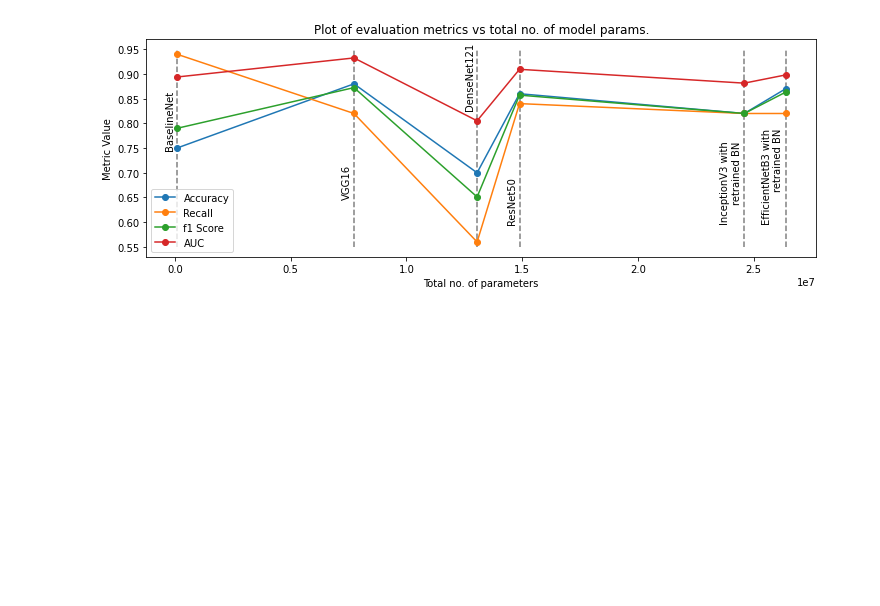
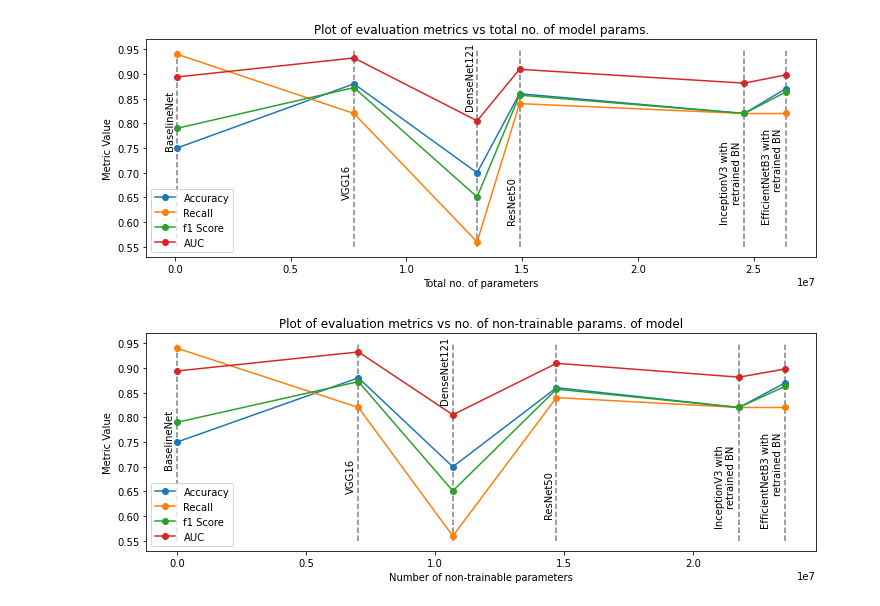
Before and after one commit to anubhabdaserrr/lung-ct-scan-covid-pred-transfer-learn, a Jupyter notebook: lung_ct_scan_covid_pred_nb.ipynb, the cells around one changed output. Saved outputs shown, nothing was run; the diff lists cells and outputs as text; code cells hidden in the pictures; blank space fills up the shorter version.

```diff
--- a/lung_ct_scan_covid_pred_nb.ipynb
+++ b/lung_ct_scan_covid_pred_nb.ipynb
@@ -2031,21 +2031,27 @@ plt.show()
 [figure]
 # %%
 baselinenet_num_params_train = 84353
+baselinenet_num_params_nontrain = 384
 baselinenet_num_params_total = 84737
 
 vgg_num_params_train = 172545
+vgg_num_params_nontrain = 14714688
 vgg_num_params_total = 14887233
 
 densenet_num_params_train = 697345
+densenet_num_params_nontrain = 7037504
 densenet_num_params_total = 7734849
 
 resnet_num_params_train = 2795521
+resnet_num_params_nontrain = 23587712
 resnet_num_params_total = 26383233
 
 inception_num_params_train = 2812737
+inception_num_params_nontrain = 21785568
 inception_num_params_total = 24598305
 
 efficientnet_num_params_train = 2358529
+efficientnet_num_params_nontrain = 10696239
 efficientnet_num_params_total = 13054768
 # %%
 x_models = np.array(['BaselineNet','VGG16','DenseNet121','ResNet50',
@@ -2053,6 +2059,9 @@ x_models = np.array(['BaselineNet','VGG16','DenseNet121','ResNet50',
 
 x_num_train_params = np.array([baselinenet_num_params_train, vgg_num_params_train, densenet_num_params_train,
                       resnet_num_params_train, inception_num_params_train, efficientnet_num_params_train])
+
+x_num_nontrain_params = np.array([baselinenet_num_params_nontrain, vgg_num_params_nontrain, densenet_num_params_nontrain,
+                      resnet_num_params_nontrain, inception_num_params_nontrain, efficientnet_num_params_nontrain])
 
 x_num_total_params = np.array([baselinenet_num_params_total, vgg_num_params_total, densenet_num_params_total,
                       resnet_num_params_total, inception_num_params_total, efficientnet_num_params_total])
@@ -2152,3 +2161,44 @@ plt.title('Plot of evaluation metrics vs total no. of model params.')
 plt.show()
 # %% [output]
 [figure]
+# %%
+plt.figure(figsize=(12,4))
+
+plt.plot(x_num_nontrain_params[np.argsort(x_num_nontrain_params)],y_acc[np.argsort(x_num_nontrain_params)],'-o',label='Accuracy')
+plt.plot(x_num_nontrain_params[np.argsort(x_num_nontrain_params)],y_recall[np.argsort(x_num_nontrain_params)],'-o',label='Recall')
+plt.plot(x_num_nontrain_params[np.argsort(x_num_nontrain_params)],y_f1[np.argsort(x_num_nontrain_params)],'-o',label='f1 Score')
+plt.plot(x_num_nontrain_params[np.argsort(x_num_nontrain_params)],y_auc[np.argsort(x_num_nontrain_params)],'-o',label='AUC')
+
+plt.vlines(x=x_num_nontrain_params[np.argsort(x_num_nontrain_params)],ymin = 0.55 ,ymax = 0.95 ,
+           color = 'black', linestyle= 'dashed',alpha=0.5)
+
+plt.text(x_num_nontrain_params[np.argsort(x_num_nontrain_params)][0]-100000, 0.70,
+         x_models[0], rotation=90,horizontalalignment='right')
+
+plt.text(x_num_nontrain_params[np.argsort(x_num_nontrain_params)][1]-100000, 0.65,
+         x_models[1], rotation=90,horizontalalignment='right')
+
+plt.text(x_num_nontrain_params[np.argsort(x_num_nontrain_params)][2]-100000, 0.83,
+         x_models[2], rotation=90,horizontalalignment='right')
+
+plt.text(x_num_nontrain_params[np.argsort(x_num_nontrain_params)][3]-100000, 0.60,
+         x_models[3], rotation=90,horizontalalignment='right')
+
+plt.text(x_num_nontrain_params[np.argsort(x_num_nontrain_params)][4]-100000, 0.58,
+         x_models[4], rotation=90,horizontalalignment='right')
+
+plt.text(x_num_nontrain_params[np.argsort(x_num_nontrain_params)][5]-100000, 0.58,
+         x_models[5], rotation=90,horizontalalignment='right')
+
+l,r=plt.xlim()
+plt.xlim(l,r+10000)
+
+plt.xlabel('Number of non-trainable parameters')
+plt.ylabel('Metric Value')
+plt.legend(loc='best')
+plt.title('Plot of evaluation metrics vs no. of non-trainable params. of model')
+plt.show()
+
+#print(l,r)
+# %% [output]
+[figure, added]
```
